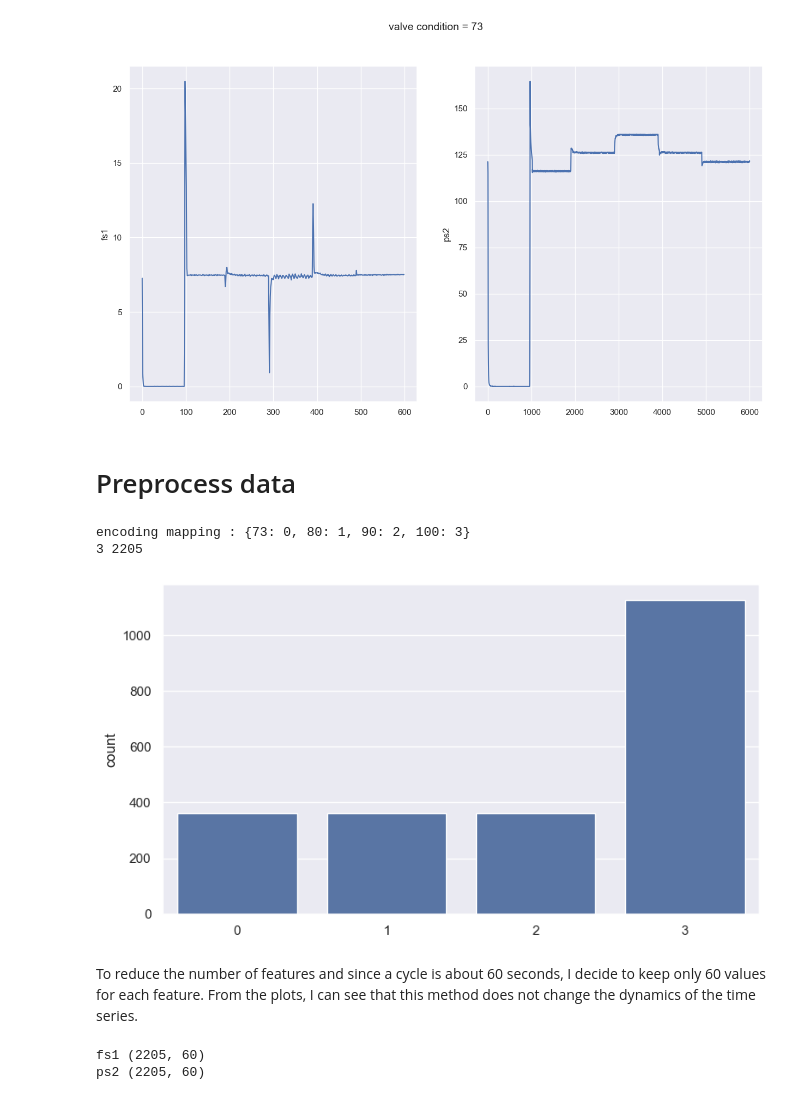
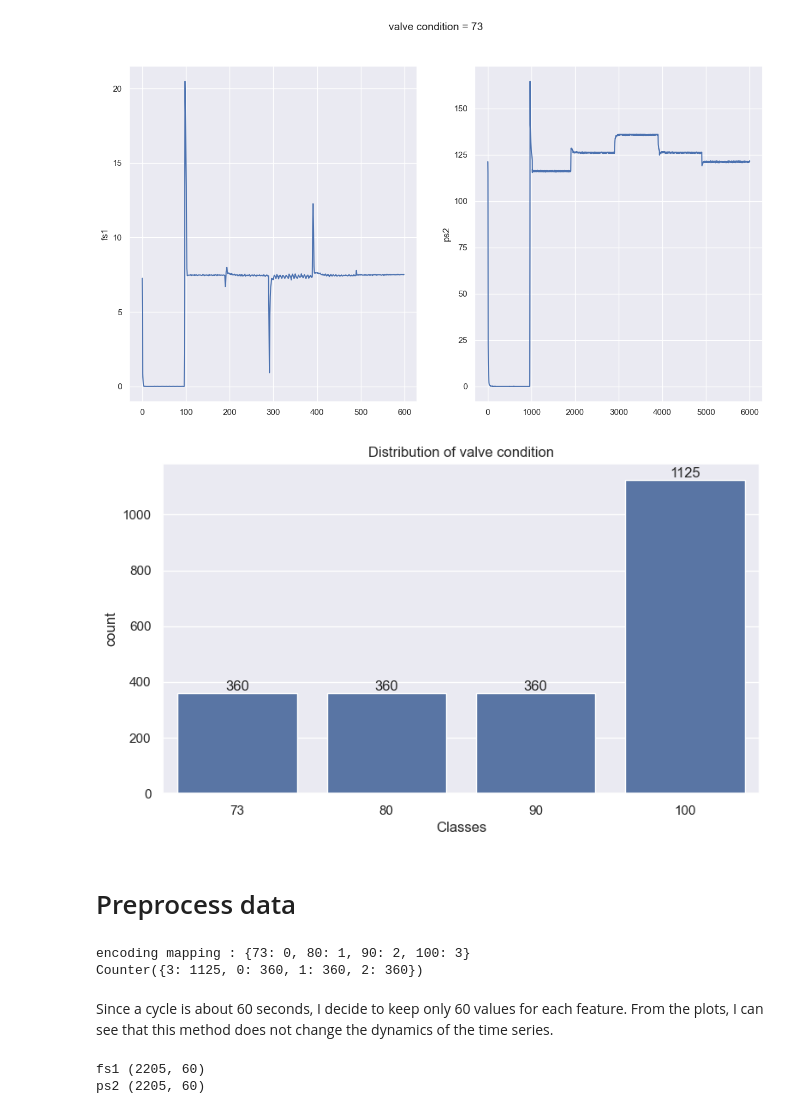
Before and after one commit to MiotyR/monitoring_hydraulic_systems, a Jupyter notebook: valve_condition_prediction.ipynb, the cells around one changed output. Saved outputs shown, nothing was run; the diff lists cells and outputs as text; code cells hidden in the pictures.

```diff
--- a/valve_condition_prediction.ipynb
+++ b/valve_condition_prediction.ipynb
@@ -125,25 +125,29 @@ for profile_id in [0, 452, 443, 254]:
 [figure]
 [figure]
 [figure]
+# %%
+plt.figure(figsize=(9, 5))
+ax = sns.countplot(x=valve_condition)
+ax.bar_label(ax.containers[0])
+plt.title("Distribution of valve condition")
+plt.xlabel("Classes")
+plt.show()
+# %% [output]
+[figure, added]
 # %% [markdown]
 # Preprocess data
 # %%
 # Encode y
-labels = {lab: i for i, lab in enumerate(np.unique(y))}
+labels = {lab: i for i, lab in enumerate(np.sort(np.unique(valve_condition)))}
 print("encoding mapping :", labels)
-y = [labels[lab] for lab in y]
+y = [labels[lab] for lab in valve_condition]
 
-print(y[0], len(y))
-
-plt.figure(figsize=(9, 5))
-sns.countplot(x=y)
-plt.show()
+print(Counter(y))
 # %% [output]
 encoding mapping : {73: 0, 80: 1, 90: 2, 100: 3}
-3 2205
+Counter({3: 1125, 0: 360, 1: 360, 2: 360})
-[figure, removed]
 # %% [markdown]
-To reduce the number of features and since a cycle is about 60 seconds, I decide to keep only 60 values for each feature. From the plots, I can see that this method does not change the dynamics of the time series.
+Since a cycle is about 60 seconds, I decide to keep only 60 values for each feature. From the plots, I can see that this method does not change the dynamics of the time series.
 # %%
 fs1 = fs1.to_numpy()[:,::10]
 print(f'fs1 {fs1.shape}')
```
Also changed, not shown: parts of 12 cells of this notebook, 2 other files.
